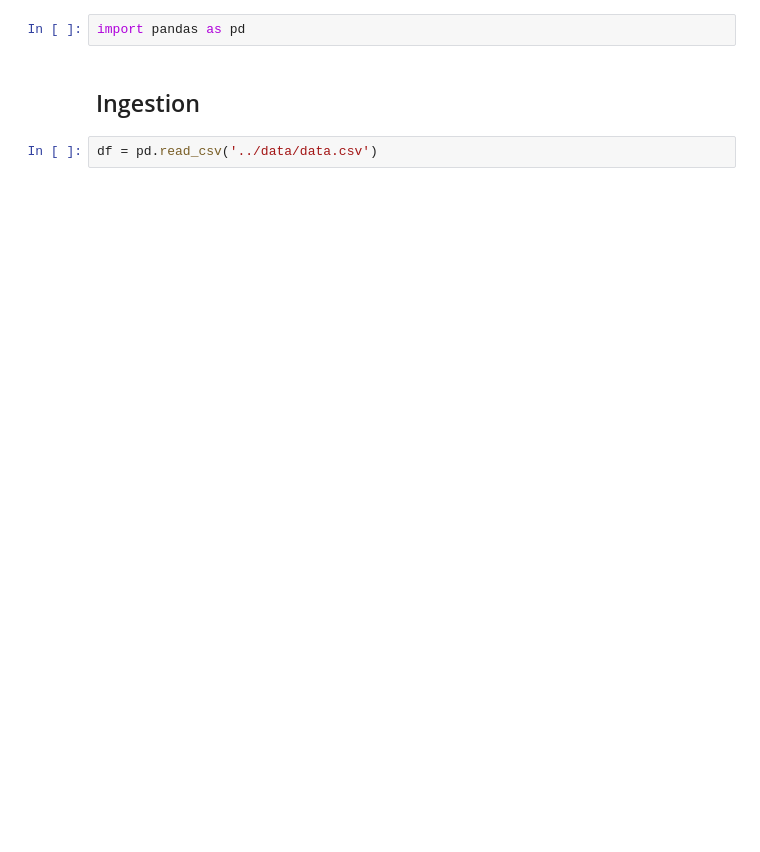
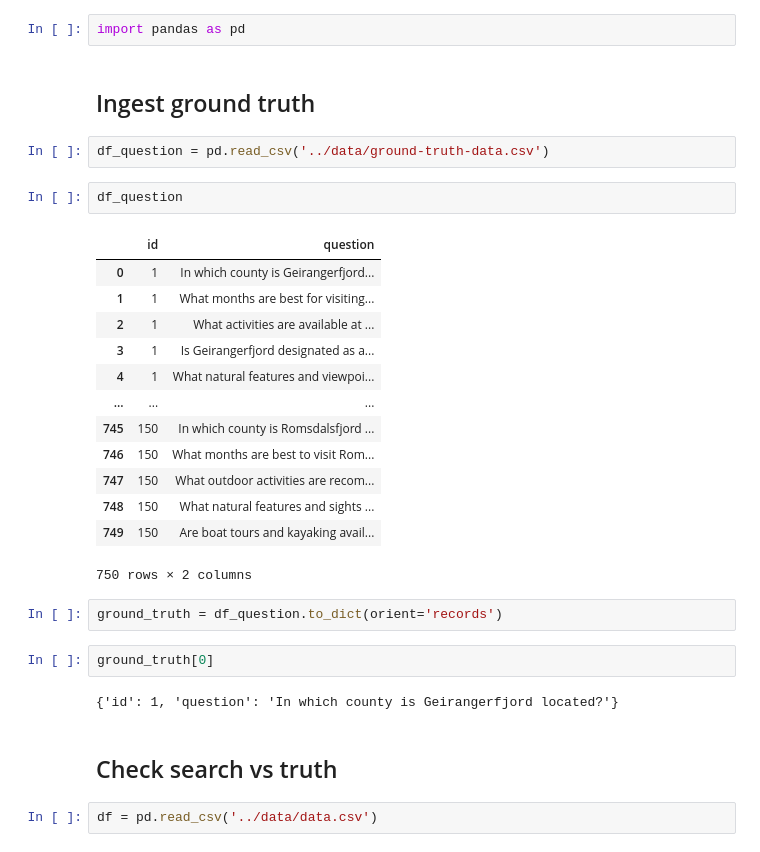
Before and after one commit to belaz19/llm-explore-Norway, a Jupyter notebook: notebooks/eval_retrieval.ipynb, the cells around one changed output. Drawn from its saved outputs; the diff is of its cells as text; blank space fills up the shorter version.

```diff
--- a/notebooks/eval_retrieval.ipynb
+++ b/notebooks/eval_retrieval.ipynb
@@ -1,6 +1,32 @@
 # %%
 import pandas as pd
-# %% [markdown]
-## Ingestion
+# %% [markdown]
+## Ingest ground truth
+# %%
+df_question = pd.read_csv('../data/ground-truth-data.csv')
+# %%
+df_question
+# %% [output]
+|  | id | question |
+| 0 | 1 | In which county is Geirangerfjord... |
+| 1 | 1 | What months are best for visiting... |
+| 2 | 1 | What activities are available at ... |
+| 3 | 1 | Is Geirangerfjord designated as a... |
+| 4 | 1 | What natural features and viewpoi... |
+| ... | ... | ... |
+| 745 | 150 | In which county is Romsdalsfjord ... |
+| 746 | 150 | What months are best to visit Rom... |
+| 747 | 150 | What outdoor activities are recom... |
+| 748 | 150 | What natural features and sights ... |
+| 749 | 150 | Are boat tours and kayaking avail... |
+750 rows × 2 columns
+# %%
+ground_truth = df_question.to_dict(orient='records')
+# %%
+ground_truth[0]
+# %% [output]
+{'id': 1, 'question': 'In which county is Geirangerfjord located?'}
+# %% [markdown]
+## Check search vs truth
 # %%
 df = pd.read_csv('../data/data.csv')
```
Also changed, not shown: parts of 12 cells of this notebook, 4 other files.
